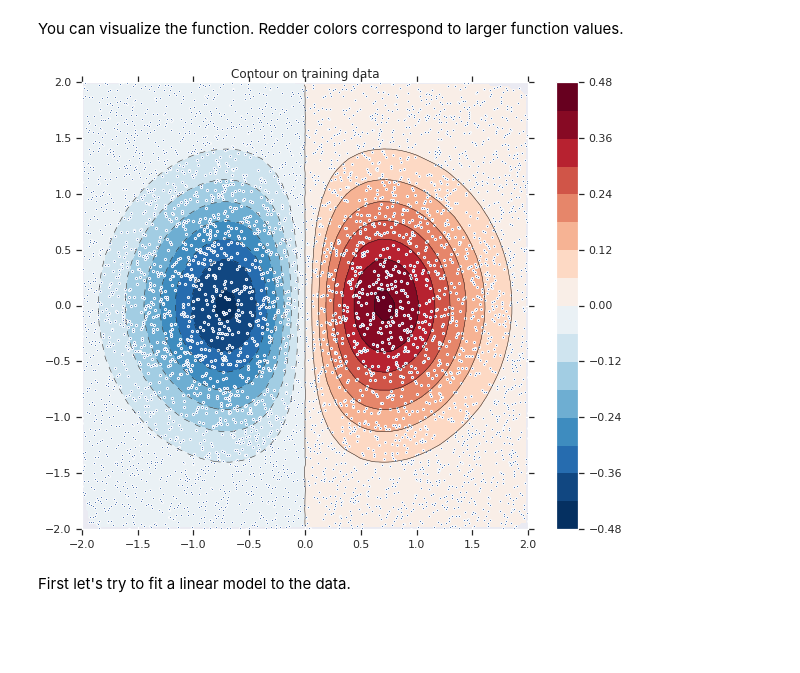
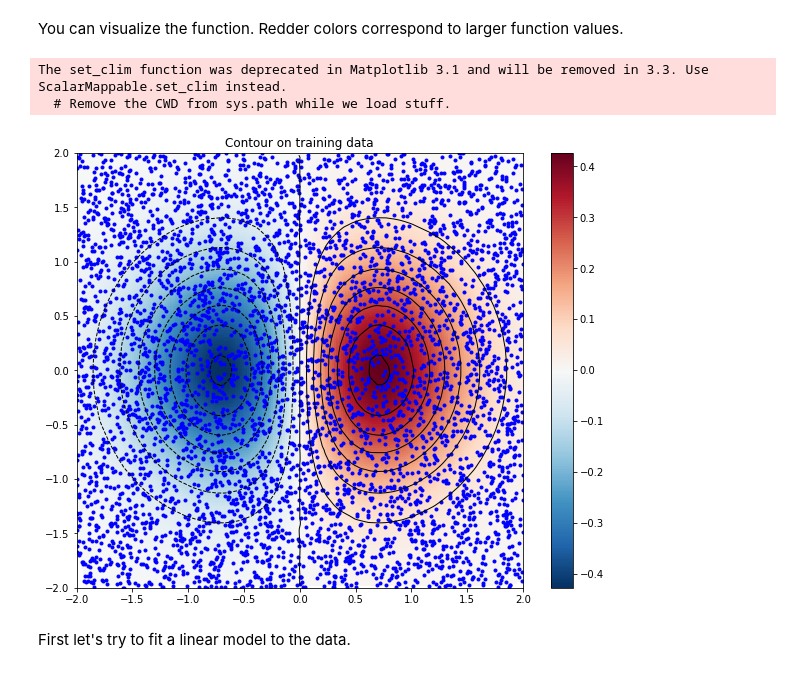
Before and after one commit to munezou/JupyterLabProject, a Jupyter notebook: TensorFlow/docs-master/site/en/tutorials/estimator/boosted_trees_model_understanding.ipynb, the cells around one changed output. Saved outputs shown, nothing was run; the diff lists cells and outputs as text; code cells hidden in the pictures; blank space fills up the shorter version.

```diff
--- a/TensorFlow/docs-master/site/en/tutorials/estimator/boosted_trees_model_understanding.ipynb
+++ b/TensorFlow/docs-master/site/en/tutorials/estimator/boosted_trees_model_understanding.ipynb
@@ -459,25 +506,29 @@ predict_shape = xi.shape
 # %%
 def plot_contour(x, y, z, **kwargs):
   # Grid the data.
-  plt.figure(figsize=(10, 8))
+  fig = plt.figure(figsize=(10, 8))
+  ax1 = fig.add_subplot(111)
   # Contour the gridded data, plotting dots at the nonuniform data points.
-  CS = plt.contour(x, y, z, 15, linewidths=0.5, colors='k')
-  CS = plt.contourf(x, y, z, 15,
-                    vmax=abs(zi).max(), vmin=-abs(zi).max(), cmap='RdBu_r')
-  plt.colorbar()  # Draw colorbar.
+  plt.contour(x, y, z, 15, linewidths=1.0, colors='k')
+  CS = ax1.pcolormesh(x,y,z, cmap='RdBu_r')
+  pp = fig.colorbar(CS, ax=ax1, orientation="vertical")
+
+  pp.set_clim(-0.48, 0.48)
   # Plot data points.
-  plt.xlim(-2, 2)
-  plt.ylim(-2, 2)
+  ax1.set_xlim(-2, 2)
+  ax1.set_ylim(-2, 2)
 # %% [markdown]
 You can visualize the function. Redder colors correspond to larger function values.
 # %%
-zi = griddata(x, y, z, xi, yi, interp='linear')
+zi = griddata((x, y), z, (xi, yi), method='linear')
 plot_contour(xi, yi, zi)
-plt.scatter(df.x, df.y, marker='.')
+plt.scatter(df.x, df.y, color='b', marker='.')
 plt.title('Contour on training data')
 plt.show()
 # %% [output]
+The set_clim function was deprecated in Matplotlib 3.1 and will be removed in 3.3. Use ScalarMappable.set_clim instead.
+  # Remove the CWD from sys.path while we load stuff.
-[figure, old version]
+[figure, new version]
 # %%
 fc = [tf.feature_column.numeric_column('x'),
       tf.feature_column.numeric_column('y')]
```
Also changed, not shown: parts of 14 cells of this notebook.
